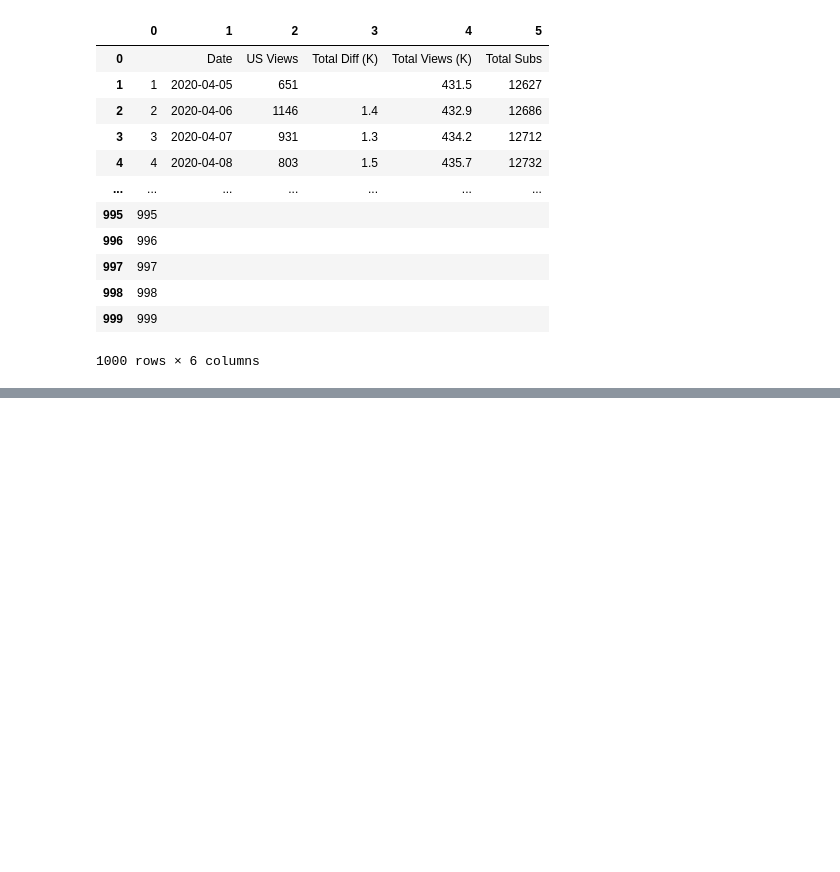
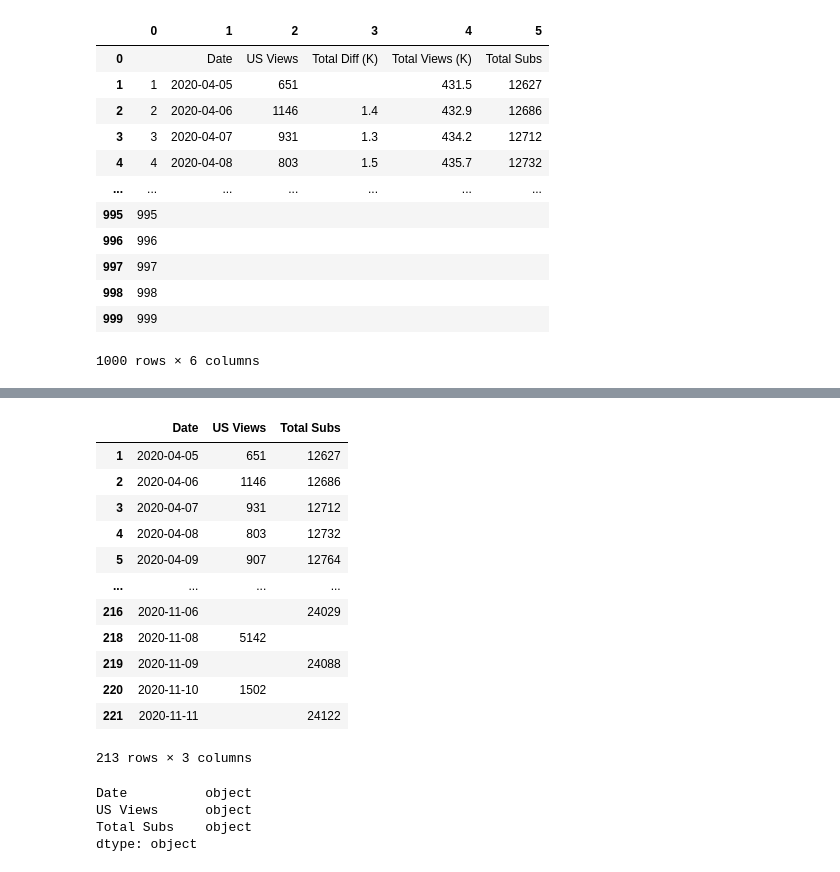
Before and after one commit to kangand/bluematterstats, a Jupyter notebook: dataprep.ipynb, the cells around one changed output, grey strips where cells are left out. Cells and saved outputs as stored; diff of their text form; code cells hidden in the pictures; blank space fills up the shorter version.

```diff
--- a/dataprep.ipynb
+++ b/dataprep.ipynb
@@ -90,0 +109,2 @@ stats.drop()
+# %%
+statsshort = statsshort[statsshort['Date']!='']
@@ -90,0 +118,16 @@ stats.drop()
+# %%
+statsshort
+# %% [output]
+|  | Date | US Views | Total Subs |
+| 1 | 2020-04-05 | 651 | 12627 |
+| 2 | 2020-04-06 | 1146 | 12686 |
+| 3 | 2020-04-07 | 931 | 12712 |
+| 4 | 2020-04-08 | 803 | 12732 |
+| 5 | 2020-04-09 | 907 | 12764 |
+| ... | ... | ... | ... |
+| 216 | 2020-11-06 |  | 24029 |
+| 218 | 2020-11-08 | 5142 |  |
+| 219 | 2020-11-09 |  | 24088 |
+| 220 | 2020-11-10 | 1502 |  |
+| 221 | 2020-11-11 |  | 24122 |
+213 rows × 3 columns
@@ -90,0 +136,7 @@ stats.drop()
+# %%
+statsshort.dtypes
+# %% [output]
+Date          object
+US Views      object
+Total Subs    object
+dtype: object
```
Also changed, not shown: parts of 5 cells of this notebook.
